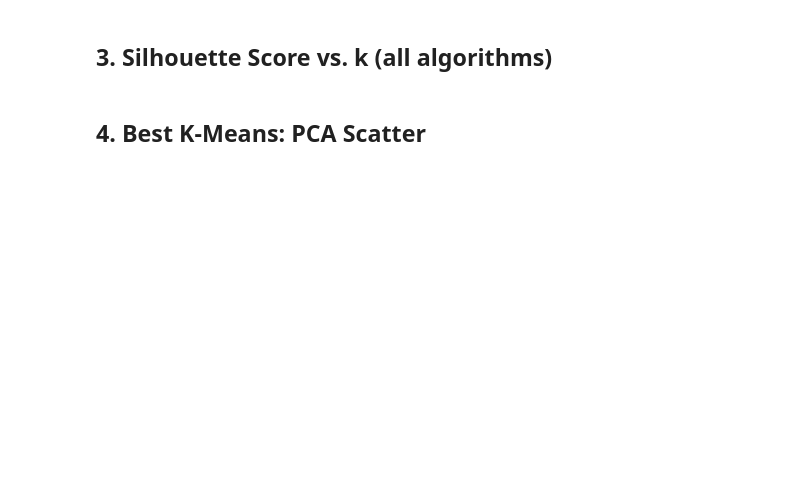
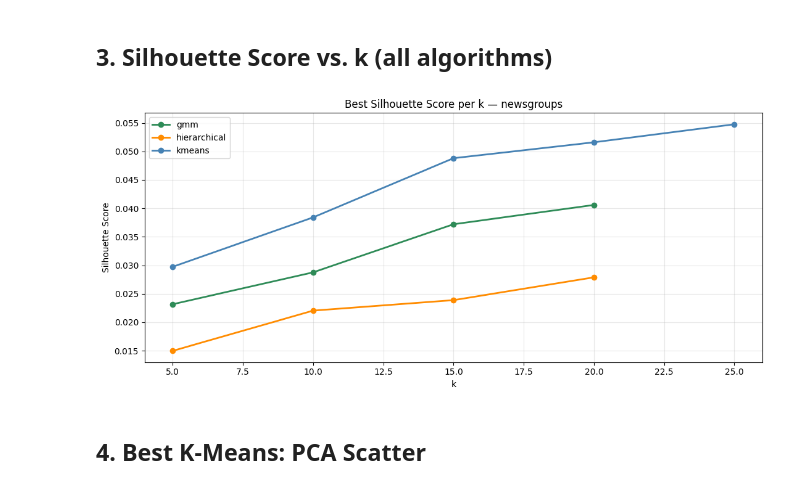
Before and after one commit to ahmednashatnoaman-svg/ML2-document-clustering, a Jupyter notebook: notebooks/03_clustering.ipynb, the cells around one changed output. Saved outputs shown, nothing was run; the diff lists cells and outputs as text; code cells hidden in the pictures; blank space fills up the shorter version.

```diff
--- a/notebooks/03_clustering.ipynb
+++ b/notebooks/03_clustering.ipynb
@@ -37,14 +51,16 @@ plt.tight_layout(); plt.show()
 # %%
 fig, ax = plt.subplots(figsize=(11, 5))
 colors = {'kmeans':'steelblue','hierarchical':'darkorange','gmm':'seagreen'}
 for algo, grp in metrics.groupby('algorithm'):
     best_per_k = grp.groupby('k')['silhouette'].max().reset_index()
     ax.plot(best_per_k['k'], best_per_k['silhouette'], 'o-',
             label=algo, color=colors.get(algo,'gray'), linewidth=2)
 ax.set_xlabel('k'); ax.set_ylabel('Silhouette Score')
 ax.set_title(f'Best Silhouette Score per k — {DATASET}')
 ax.legend(); ax.grid(alpha=0.3)
-plt.tight_layout(); plt.show()
+plt.tight_layout(); plt.savefig(f'../outputs/figures/silhouette_{DATASET}.png', bbox_inches='tight'); plt.show()
+# %% [output]
+[figure, added]
 # %% [markdown]
 ## 4. Best K-Means: PCA Scatter
 # %%
```
Also changed, not shown: parts of 6 cells of this notebook, 3 other files.
